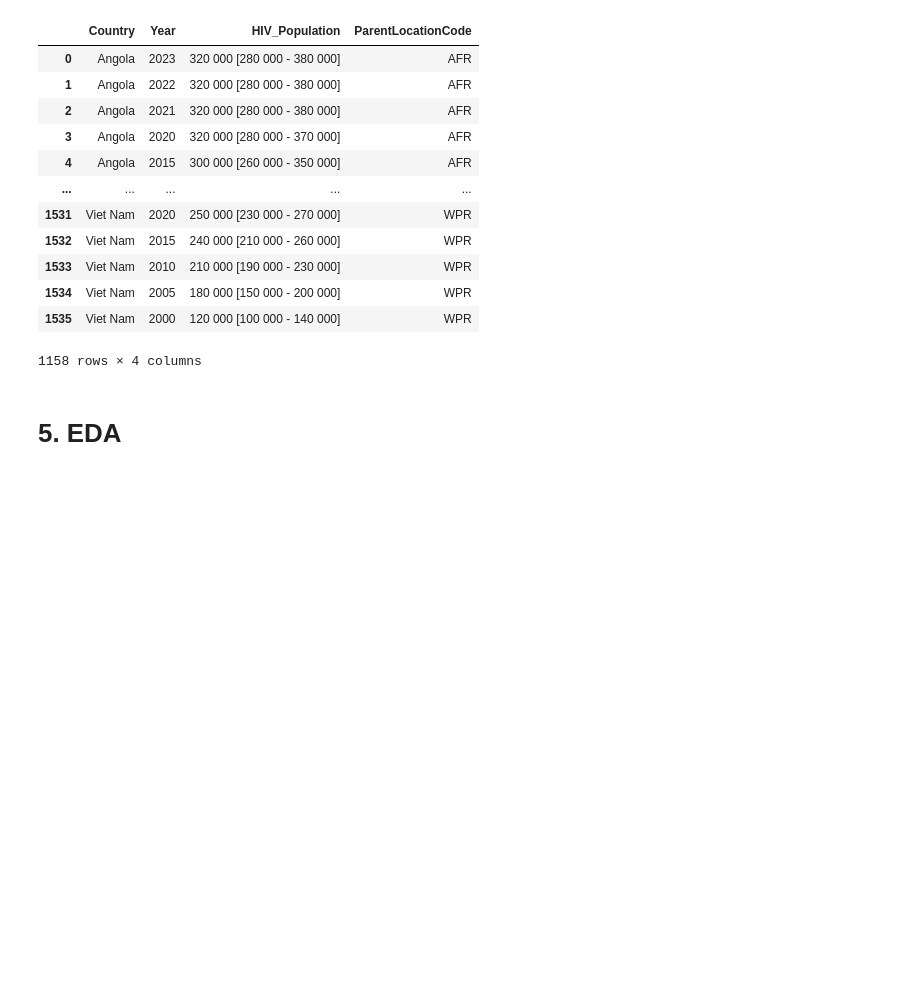
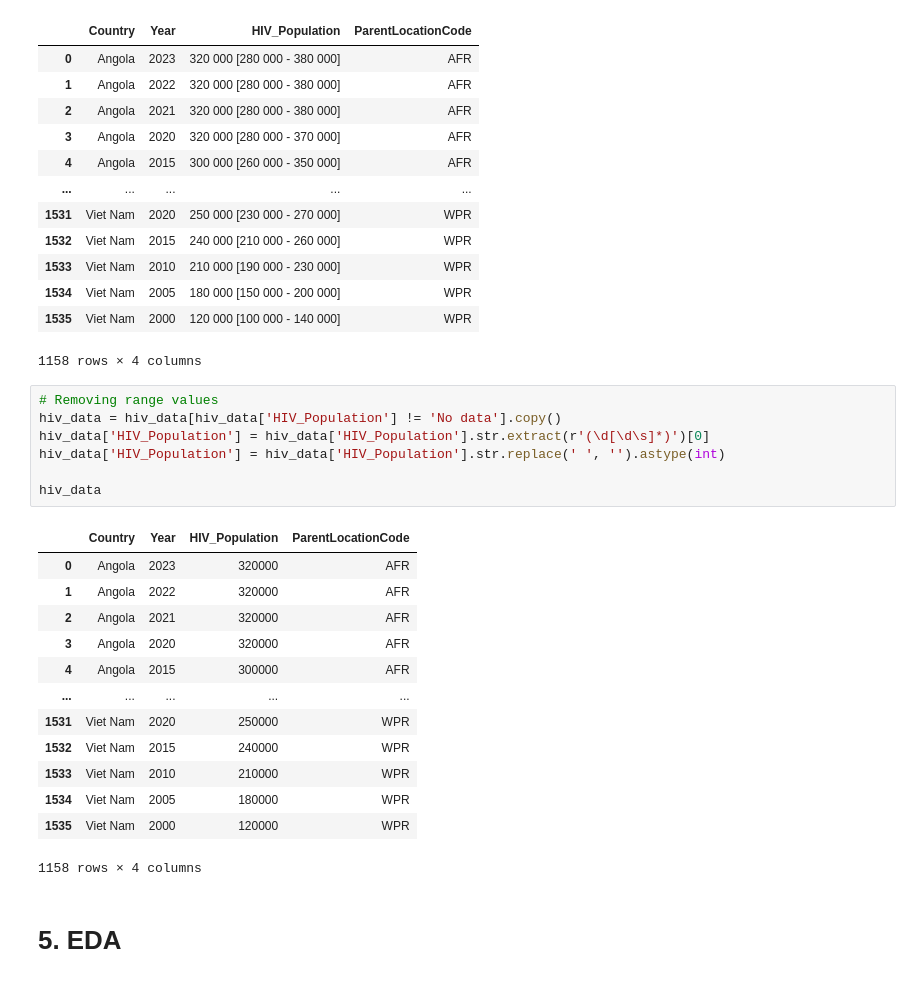
Before and after one commit to MuchiriKinyua/CEMA, a Jupyter notebook: task 1/main.ipynb, the cells around one changed output. Saved outputs shown, nothing was run; the diff lists cells and outputs as text; blank space fills up the shorter version.

```diff
--- a/task 1/main.ipynb
+++ b/task 1/main.ipynb
@@ -408,6 +408,27 @@ hiv_data
 | 1534 | Viet Nam | 2005 | 180 000 [150 000 - 200 000] | WPR |
 | 1535 | Viet Nam | 2000 | 120 000 [100 000 - 140 000] | WPR |
 1158 rows × 4 columns
+# %%
+# Removing range values
+hiv_data = hiv_data[hiv_data['HIV_Population'] != 'No data'].copy()
+hiv_data['HIV_Population'] = hiv_data['HIV_Population'].str.extract(r'(\d[\d\s]*)')[0]
+hiv_data['HIV_Population'] = hiv_data['HIV_Population'].str.replace(' ', '').astype(int)
+
+hiv_data
+# %% [output]
+|  | Country | Year | HIV_Population | ParentLocationCode |
+| 0 | Angola | 2023 | 320000 | AFR |
+| 1 | Angola | 2022 | 320000 | AFR |
+| 2 | Angola | 2021 | 320000 | AFR |
+| 3 | Angola | 2020 | 320000 | AFR |
+| 4 | Angola | 2015 | 300000 | AFR |
+| ... | ... | ... | ... | ... |
+| 1531 | Viet Nam | 2020 | 250000 | WPR |
+| 1532 | Viet Nam | 2015 | 240000 | WPR |
+| 1533 | Viet Nam | 2010 | 210000 | WPR |
+| 1534 | Viet Nam | 2005 | 180000 | WPR |
+| 1535 | Viet Nam | 2000 | 120000 | WPR |
+1158 rows × 4 columns
 # %% [markdown]
 # 5. EDA
 # %% [markdown]
```
Also changed, not shown: parts of 5 cells of this notebook.
